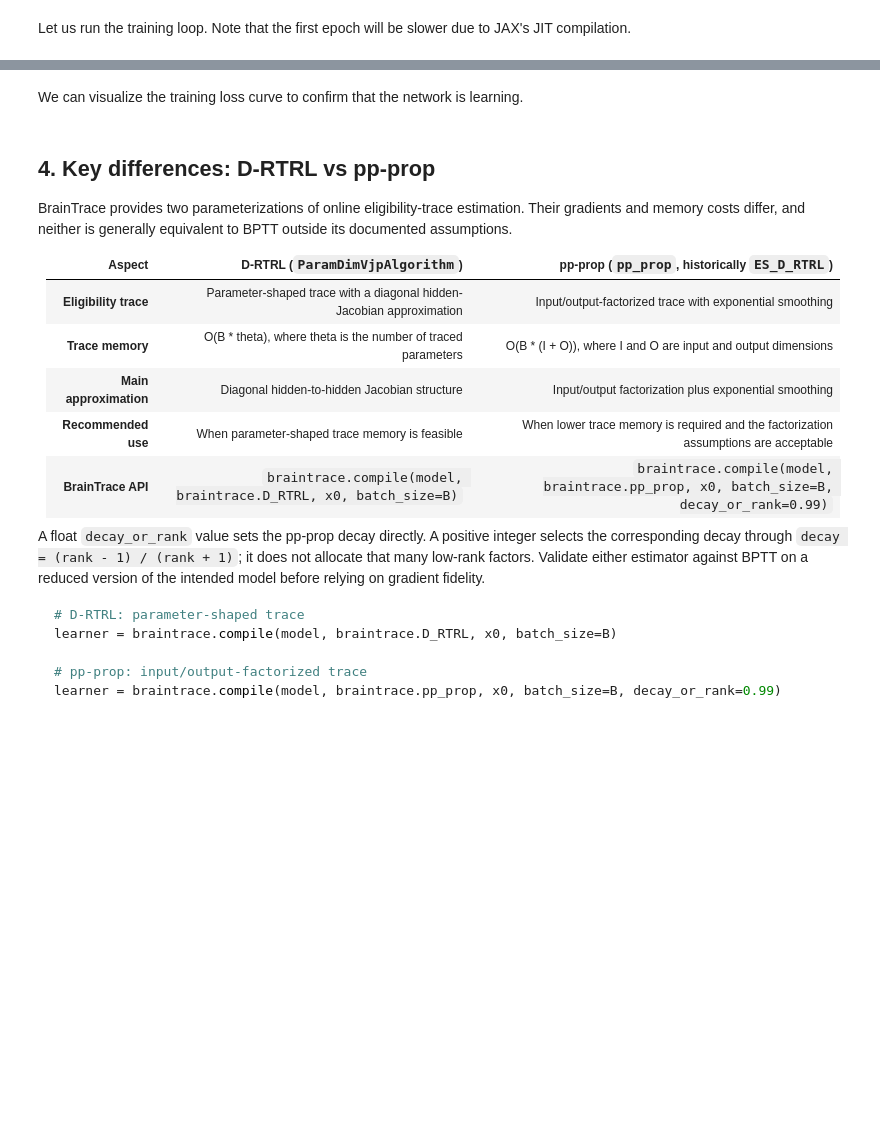
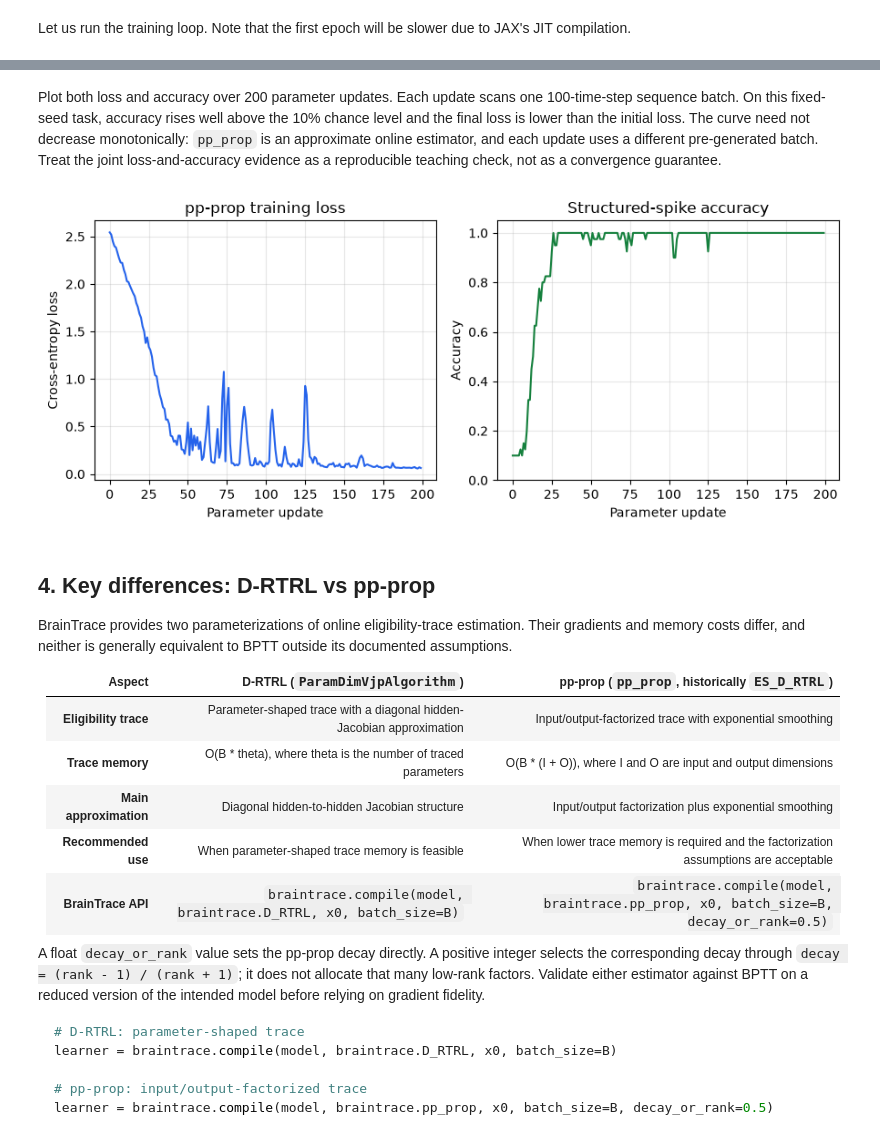
Before and after one commit to chaobrain/braintrace, a Jupyter notebook: docs/quickstart/snn_online_learning.ipynb, the cells around one changed output, grey strips where cells are left out. Cells and saved outputs as stored; diff of their text form; code cells hidden in the pictures; blank space fills up the shorter version.

````diff
--- a/docs/quickstart/snn_online_learning.ipynb
+++ b/docs/quickstart/snn_online_learning.ipynb
@@ -97,10 +100,14 @@ with brainstate.environ.context(dt=1. * u.ms):
     model = LIF_SNN(n_in=50, n_rec=128, n_out=10)
     brainstate.nn.init_all_states(model)
 
-    # Single time step with random spike input
-    test_input = jnp.array(np.random.binomial(1, 0.1, (50,)).astype(np.float32))
-    output = model(test_input)
+    # A short structured spike train verifies non-zero network activity.
+    test_inputs = brainstate.random.bernoulli(
+        0.6, size=(20, 50)
+    ).astype(jnp.float32)
+    outputs = brainstate.transform.for_loop(model, test_inputs)
+    output = outputs[-1]
     print(f"Output shape: {output.shape}")
     print(f"Output values: {output}")
+    print(f"Mean |output|: {float(jnp.mean(jnp.abs(outputs))):.4f}")
 # %% [output]
 Output shape: (10,)
@@ -181,5 +202,12 @@ def train_snn(n_steps=100, n_epochs=50, batch_size=32, n_in=50, n_rec=128, n_out
 # %% [markdown]
 Let us run the training loop. Note that the first epoch will be slower due to JAX's JIT compilation.
 # %%
-losses = train_snn(n_steps=50, n_epochs=50, batch_size=32, n_in=50, n_rec=128, n_out=10, lr=1e-3)
+brainstate.random.seed(41)
+spike_inputs, spike_targets = make_spike_classification_batches()
+losses, accuracies = train_snn(spike_inputs, spike_targets)
+print(f"Update   0, Loss: {float(losses[0]):.4f}, Accuracy: {float(accuracies[0]):.3f}")
+print(f"Update  50, Loss: {float(losses[50]):.4f}, Accuracy: {float(accuracies[50]):.3f}")
+print(f"Update 100, Loss: {float(losses[100]):.4f}, Accuracy: {float(accuracies[100]):.3f}")
+print(f"Update 150, Loss: {float(losses[150]):.4f}, Accuracy: {float(accuracies[150]):.3f}")
+print(f"Update 199, Loss: {float(losses[-1]):.4f}, Accuracy: {float(accuracies[-1]):.3f}")
 # %% [output]
@@ -191,16 +219,24 @@ Epoch  40, Loss: 2.3026
 # %% [markdown]
-We can visualize the training loss curve to confirm that the network is learning.
+Plot both loss and accuracy over 200 parameter updates. Each update scans one 100-time-step sequence batch. On this fixed-seed task, accuracy rises well above the 10% chance level and the final loss is lower than the initial loss. The curve need not decrease monotonically: `pp_prop` is an approximate online estimator, and each update uses a different pre-generated batch. Treat the joint loss-and-accuracy evidence as a reproducible teaching check, not as a convergence guarantee.
 # %%
-import matplotlib.pyplot as plt
-
-plt.figure(figsize=(8, 4))
-plt.plot(losses)
-plt.xlabel('Epoch')
-plt.ylabel('Loss')
-plt.title('Training Loss (ES-D-RTRL Online Learning)')
-plt.grid(True, alpha=0.3)
-plt.tight_layout()
+with plt.style.context("default"), plt.rc_context({
+    "figure.facecolor": "white",
+    "axes.facecolor": "white",
+    "savefig.facecolor": "white",
+}):
+    fig, axes = plt.subplots(1, 2, figsize=(9, 3.8))
+    axes[0].plot(losses, color="#2563eb")
+    axes[0].set(xlabel="Parameter update", ylabel="Cross-entropy loss")
+    axes[0].set_title("pp-prop training loss")
+    axes[1].plot(accuracies, color="#15803d")
+    axes[1].set(xlabel="Parameter update", ylabel="Accuracy", ylim=(0, 1.05))
+    axes[1].set_title("Structured-spike accuracy")
+    for axis in axes:
+        axis.grid(True, alpha=0.3)
+    fig.tight_layout()
 plt.show()
+# %% [output]
+[figure, added]
 # %% [markdown]
 ## 4. Key differences: D-RTRL vs pp-prop
 
@@ -212,7 +248,7 @@ BrainTrace provides two parameterizations of online eligibility-trace estimation
 | **Trace memory** | O(B * theta), where theta is the number of traced parameters | O(B * (I + O)), where I and O are input and output dimensions |
 | **Main approximation** | Diagonal hidden-to-hidden Jacobian structure | Input/output factorization plus exponential smoothing |
 | **Recommended use** | When parameter-shaped trace memory is feasible | When lower trace memory is required and the factorization assumptions are acceptable |
-| **BrainTrace API** | `braintrace.compile(model, braintrace.D_RTRL, x0, batch_size=B)` | `braintrace.compile(model, braintrace.pp_prop, x0, batch_size=B, decay_or_rank=0.99)` |
+| **BrainTrace API** | `braintrace.compile(model, braintrace.D_RTRL, x0, batch_size=B)` | `braintrace.compile(model, braintrace.pp_prop, x0, batch_size=B, decay_or_rank=0.5)` |
 
 A float `decay_or_rank` value sets the pp-prop decay directly. A positive integer selects the corresponding decay through `decay = (rank - 1) / (rank + 1)`; it does not allocate that many low-rank factors. Validate either estimator against BPTT on a reduced version of the intended model before relying on gradient fidelity.
 
@@ -221,7 +257,7 @@ A float `decay_or_rank` value sets the pp-prop decay directly. A positive intege
 learner = braintrace.compile(model, braintrace.D_RTRL, x0, batch_size=B)
 
 # pp-prop: input/output-factorized trace
-learner = braintrace.compile(model, braintrace.pp_prop, x0, batch_size=B, decay_or_rank=0.99)
+learner = braintrace.compile(model, braintrace.pp_prop, x0, batch_size=B, decay_or_rank=0.5)
 ```
 # %% [markdown]
 ## 5. Summary
````
Also changed, not shown: parts of 9 cells of this notebook, 25 other files.
